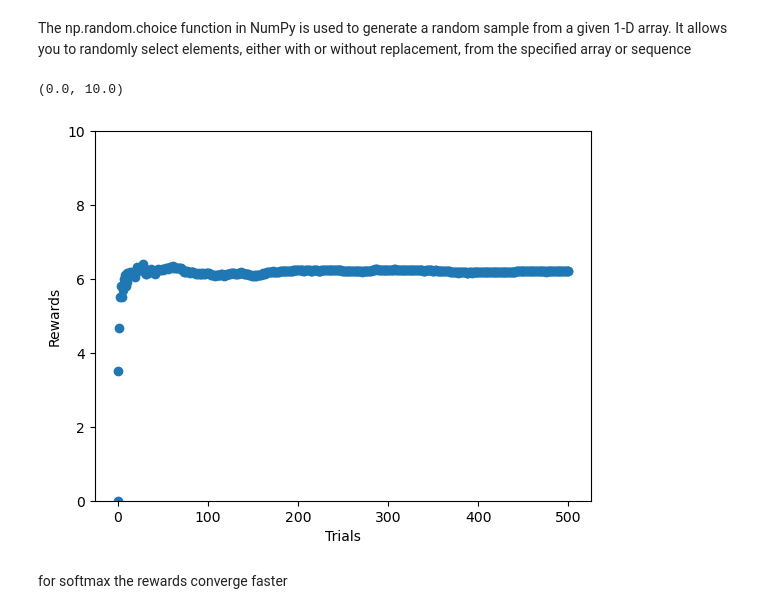
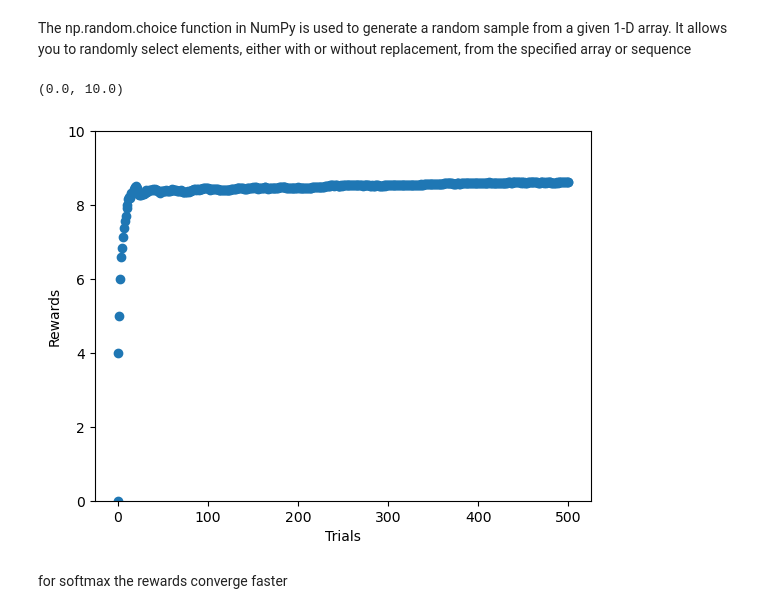
Before and after one commit to ansingh16/Deep_RL, a Jupyter notebook: Deep_RL.ipynb, the cells around one changed output. Cells and saved outputs as stored; diff of their text form; code cells hidden in the pictures.

```diff
--- a/Deep_RL.ipynb
+++ b/Deep_RL.ipynb
@@ -124,40 +124,41 @@ def softmax(av, tau=1.12):
 The np.random.choice function in NumPy is used to generate a random sample from a given 1-D array. It allows you to randomly select elements, either with or without replacement, from the specified array or sequence
 # %%
 import matplotlib.pyplot as plt
+import numpy as np
 
 # number of iterations
 iterations = 500
 
 # temperature for softmax
-tau = 0.1
+tau = 0.2
 
 # record array with shape (N,2)
 # col1: the number of times each arm has been pulled
 # col2: the total reward for each arm
-record = np.zeros((N,2))
+record = np.random.rand(N,2)
 
 
 fig,ax = plt.subplots(1,1)
 ax.set_xlabel(r'Trials')
 ax.set_ylabel(r'Rewards')
 
 rewards=[0]
 # loop over iterations
 for i in range(iterations):
     # choose an arm to pull
     a = np.random.choice(np.arange(N),p=softmax(record[:,1],tau))
     # get the reward for the chosen arm
     reward_i = get_reward(prob_a[a])
     # update the reward for the chosen arm
     record = update_reward(record,a,reward_i)
     mean_reward = ((i+1) * rewards[-1] + reward_i)/(i+2)
     rewards.append(mean_reward)
 
 ax.scatter(np.arange(len(rewards)),rewards)
 ax.set_ylim(0,10)
 # %% [output]
 (0.0, 10.0)
-[figure, old version]
+[figure, new version]
 # %% [markdown]
 for softmax the rewards converge faster
 # %% [markdown]
```
Also changed, not shown: parts of 6 cells of this notebook, 1 other file.
